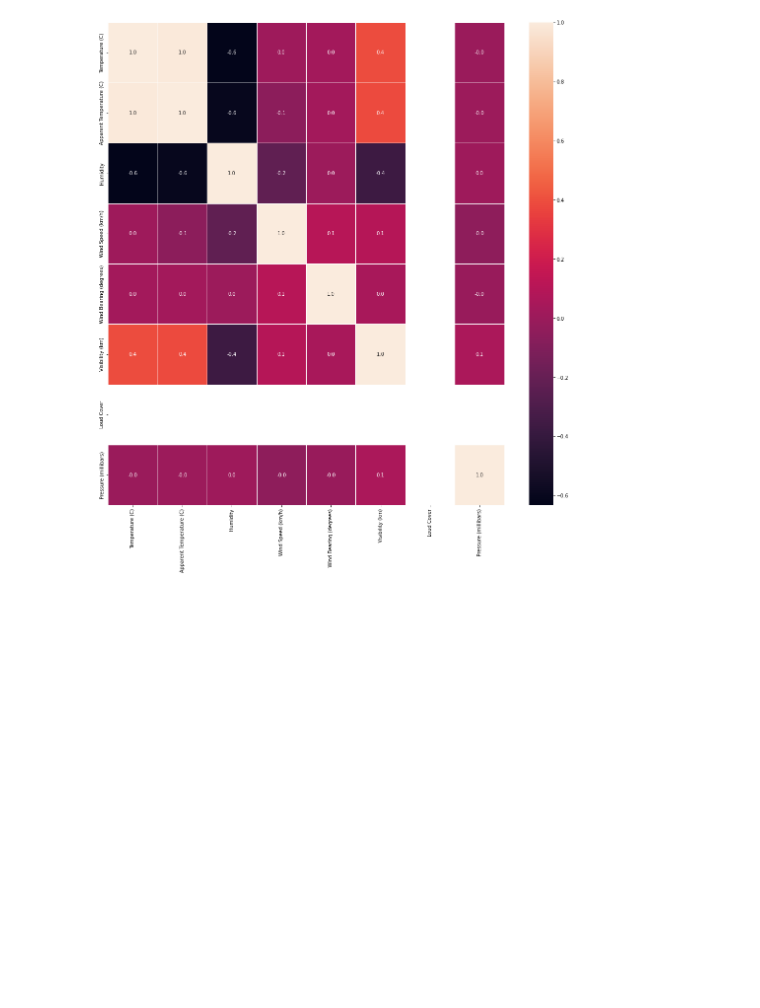
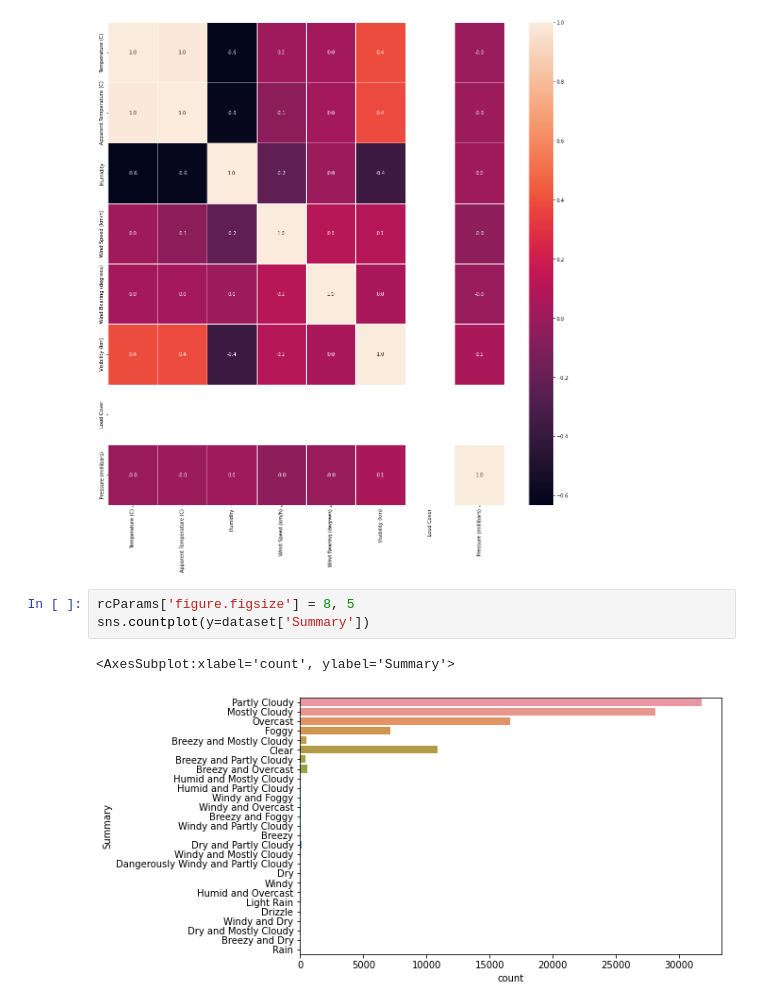
Before and after one commit to miguelcapaz7/szegred, a Jupyter notebook: project2.ipynb, the cells around one changed output. Cells and saved outputs as stored; diff of their text form; blank space fills up the shorter version.

```diff
--- a/project2.ipynb
+++ b/project2.ipynb
@@ -26,3 +26,9 @@ sns.heatmap(dataset.corr(), annot=True, linewidths=.5, fmt= '.1f',ax=ax)
 plt.show()
 # %% [output]
 [figure]
+# %%
+rcParams['figure.figsize'] = 8, 5
+sns.countplot(y=dataset['Summary'])
+# %% [output]
+<AxesSubplot:xlabel='count', ylabel='Summary'>
+[figure, added]
```
Also changed, not shown: parts of 1 cell of this notebook.
